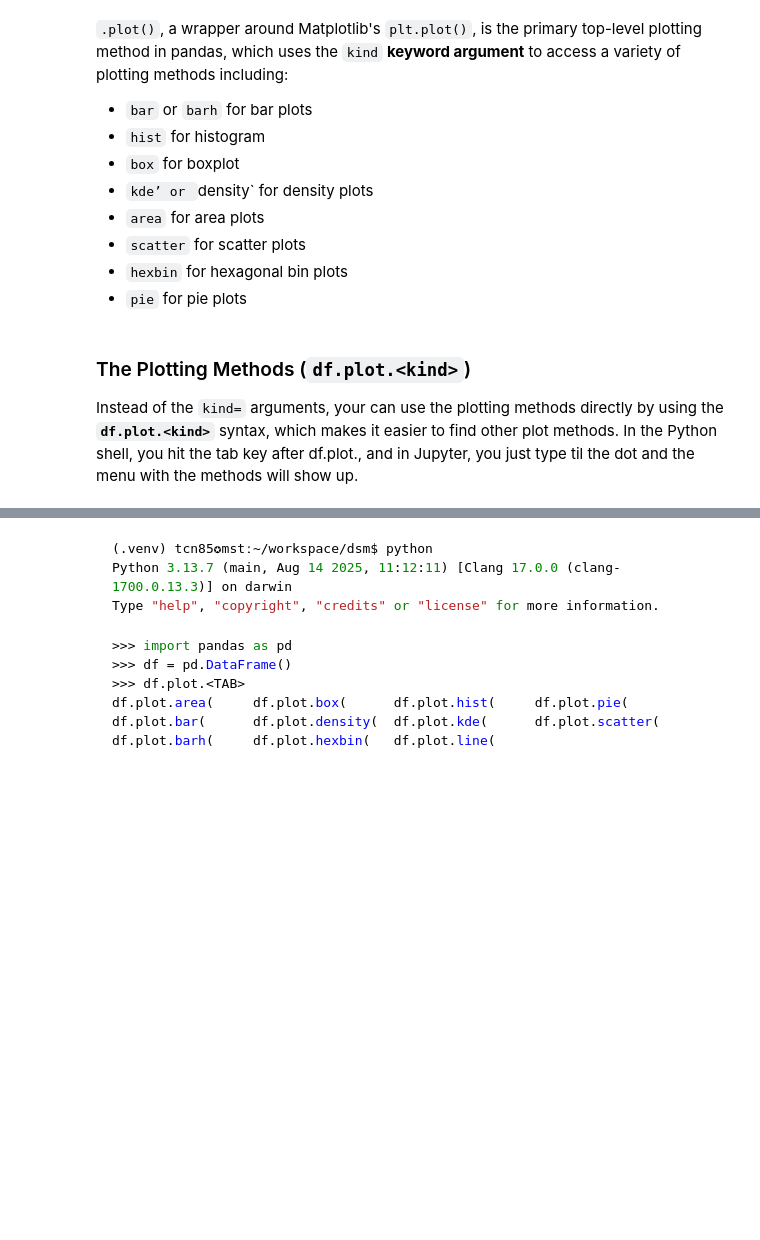
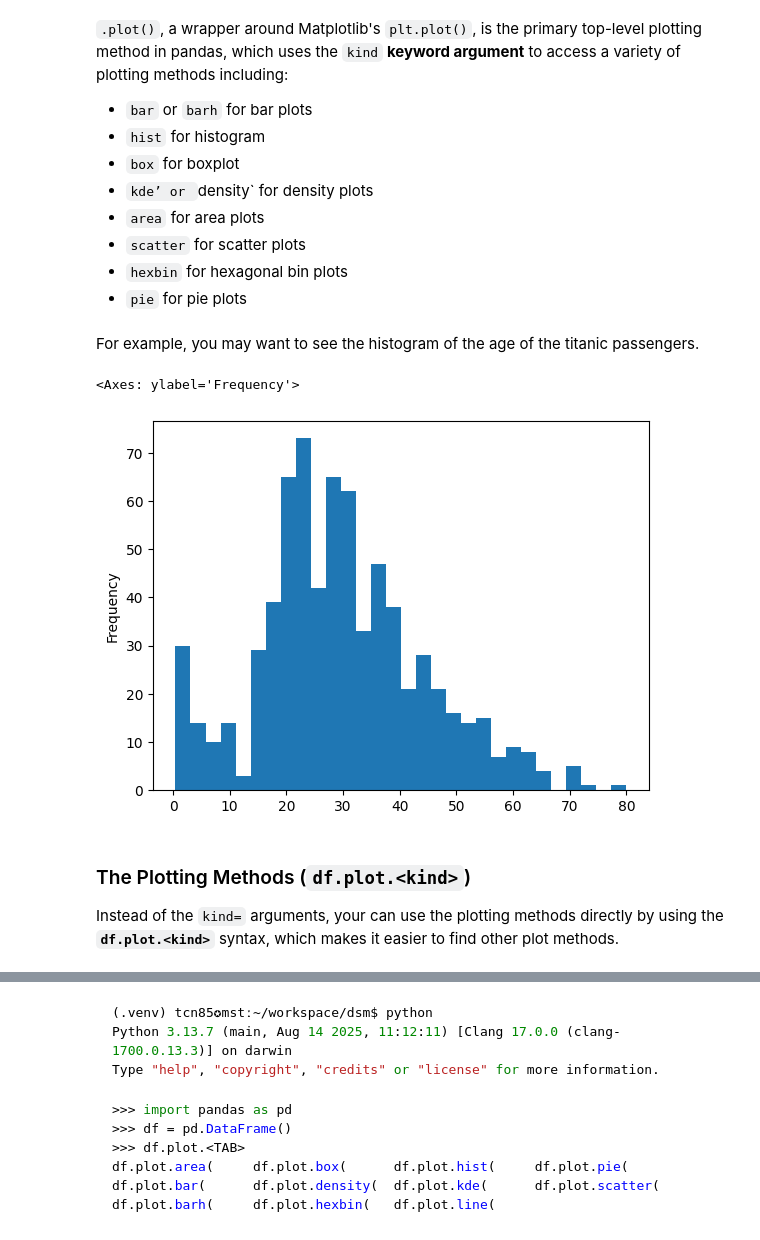
Before and after one commit to tychen742/dsm, a Jupyter notebook: chapters/05-visualization/0501-pandas-vis.ipynb, the cells around one changed output, grey strips where cells are left out. Saved outputs shown, nothing was run; the diff lists cells and outputs as text; code cells hidden in the pictures; blank space fills up the shorter version.

```diff
--- a/chapters/05-visualization/0501-pandas-vis.ipynb
+++ b/chapters/05-visualization/0501-pandas-vis.ipynb
@@ -355,7 +357,15 @@ Pandas offers a simple, high-level interface for creating plots directly from Se
 - `scatter` for scatter plots
 - `hexbin` for hexagonal bin plots
 - `pie` for pie plots
+# %% [markdown]
+For example, you may want to see the histogram of the age of the titanic passengers.
+# %%
+titanic = sns.load_dataset('titanic')
+titanic["age"].plot(kind='hist', bins=30)
+# %% [output]
+<Axes: ylabel='Frequency'>
+[figure, added]
 # %% [markdown]
 ### The Plotting Methods (**`df.plot.<kind>`**)
 
-Instead of the `kind=` arguments, your can use the plotting methods directly by using the **`df.plot.<kind>`** syntax, which makes it easier to find other plot methods. In the Python shell, you hit the tab key after df.plot., and in Jupyter, you just type til the dot and the menu with the methods will show up.
+Instead of the `kind=` arguments, your can use the plotting methods directly by using the **`df.plot.<kind>`** syntax, which makes it easier to find other plot methods.
```
Also changed, not shown: parts of 17 cells of this notebook.
